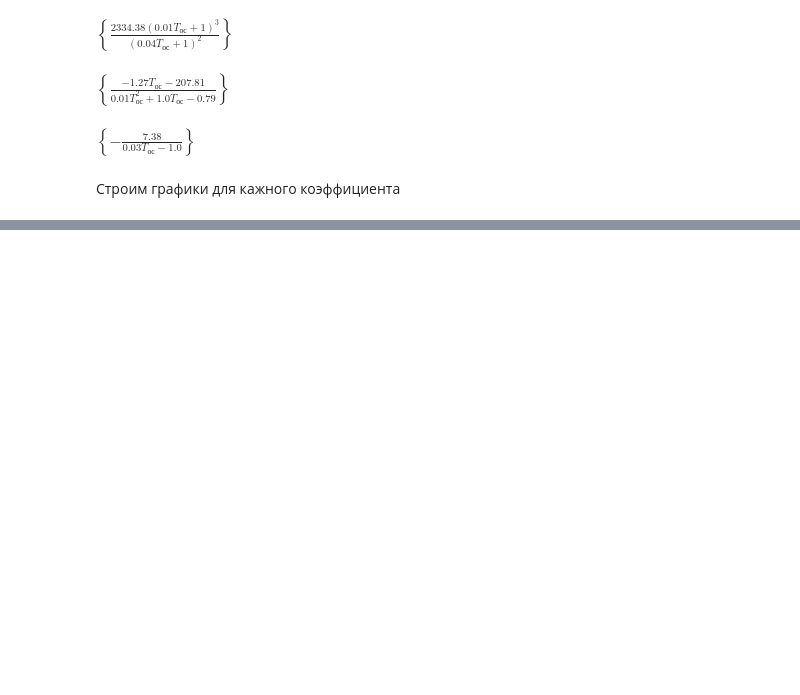
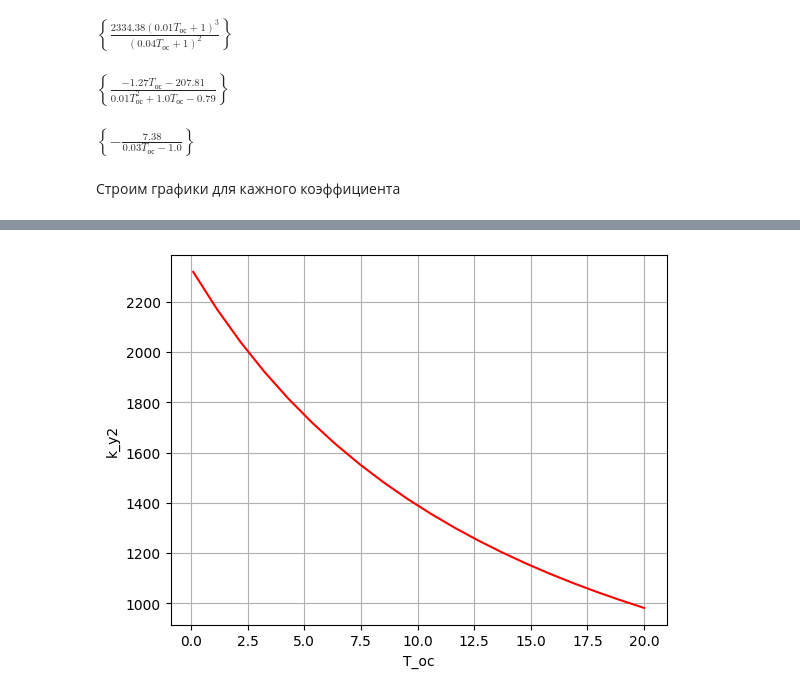
Before and after one commit to Octopusmode/tau_3k_var5, a Jupyter notebook: tau_var5.ipynb, the cells around one changed output, grey strips where cells are left out. Saved outputs shown, nothing was run; the diff lists cells and outputs as text; code cells hidden in the pictures; blank space fills up the shorter version.

```diff
--- a/tau_var5.ipynb
+++ b/tau_var5.ipynb
@@ -244,0 +256,11 @@ result = f(k_у1, T_ос, 1)
+# %%
+# Строим график k_у2
+k_y2_values = [f(k_у2, T_ос, T_ос_value) for T_ос_value in T_ос_values]
+
+plt.plot(T_ос_values, k_y2_values, color='red', label='k_у2')
+plt.xlabel('T_ос')
+plt.ylabel('k_у2')
+plt.grid(True)
+plt.show()
+# %% [output]
+[figure, added]
```
Also changed, not shown: parts of 12 cells of this notebook.
